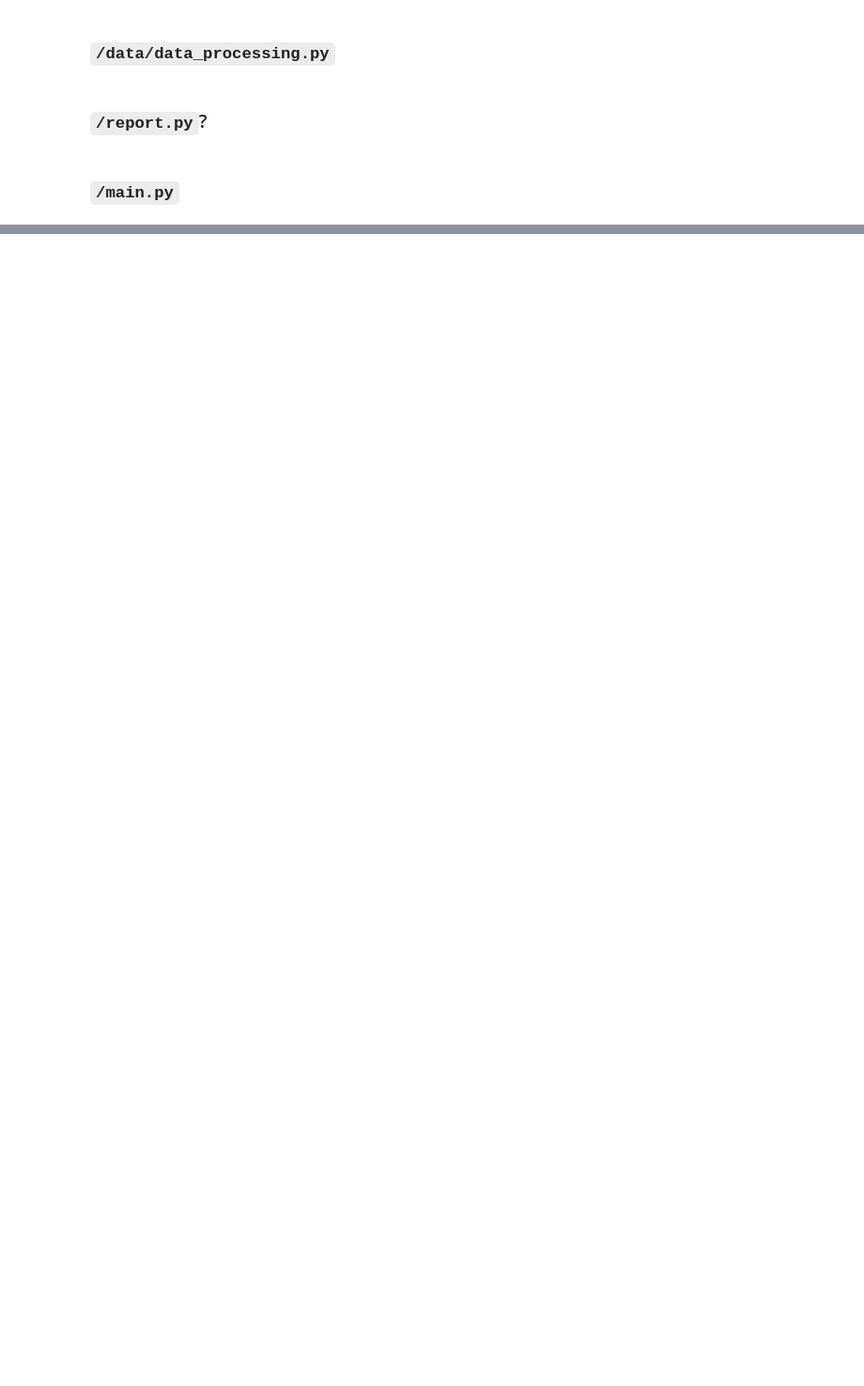
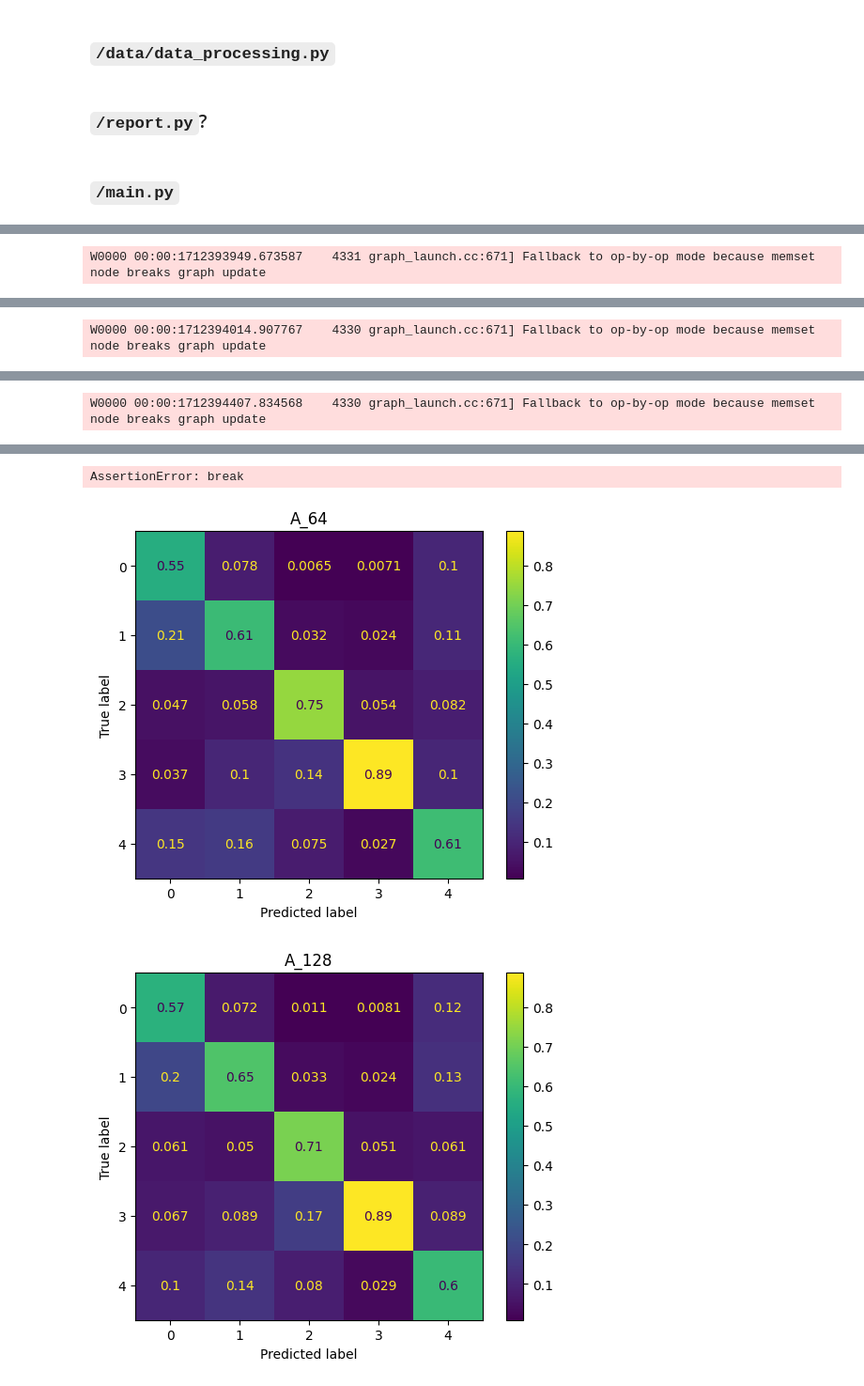
Before and after one commit to btsmith29/AMLS_II_assignment23_24, a Jupyter notebook: workings/assignment-workings.ipynb, the cells around one changed output, grey strips where cells are left out. Shown at 94% size. Saved outputs shown, nothing was run; the diff lists cells and outputs as text; code cells hidden in the pictures; blank space fills up the shorter version.

Commit message:
final results collection

```diff
--- a/workings/assignment-workings.ipynb
+++ b/workings/assignment-workings.ipynb
@@ -189,7 +190,8 @@ def run_task(task_id: str, model_wrapper: ModelWrapper,
     # test
     test_result = model.evaluate(ds_test)
     df_test = _create_test_record(task_id, test_result, (end-start))
-    # save CM too
+    # save
+    collector.add_task_results(df_train, df_test)
     _save_confusion_matrix(collector.get_path(), ds_test, model, task_id)
 
 
@@ -243,11 +245,11 @@ def _train(task_id: str, model: Model,
 
 
 def _create_test_record(task_id: str, result: list[float], duration: timedelta):
-    return pd.DataFrame({"task_id": [task_id], "test_loss" : [result[0]], "time_secs": [duration.seconds]})
+    return pd.DataFrame({"task_id": [task_id], "test_loss" : [result[0]], "test_accuracy": [result[1]], "time_secs": [duration.seconds]})
 
 
 def _save_confusion_matrix(path: Path, ds: Dataset, model: Model, task_id: str) -> None:
-    filepath = f"artefacts/conf_mat_{task_id}.png"
+    filepath = f"conf_mat_{task_id}.png"
     filepath = path / filepath
 
     probabilities = model.predict(ds)
@@ -664,0 +578,12 @@ Running Task: J_3 with params Params(image_size=255, batch_size=256, epochs=50,
+# %%
+# update based on results of Task A
+params.batch_size = 192
+ds_train, ds_valid, ds_test, class_weights = data_preprocessing(cwd, params)
+
+print("\n==== Task B: Explore Epsilon ====")
+for e in [0.0025, 0.0050, 0.0075, 0.01]:
+    print(f"Epsilon: {e}")
+    p = dataclasses.replace(params)
+    p.epsilon = e
+    model = create_model(tf.keras.applications.EfficientNetB0, p)
+    run_task(f"B_{e}", model, ds_train, ds_valid, ds_test, p, collector)
@@ -664,0 +653,11 @@ Running Task: J_3 with params Params(image_size=255, batch_size=256, epochs=50,
+# %%
+
+
+print("\n==== Task A: Explore Batch Size ====")
+for bs in [64, 128, 192, 256]:
+    print(f"Batch Size: {bs}")
+    params.batch_size = bs
+    ds_train, ds_valid, ds_test, class_weights = data_preprocessing(cwd, params)
+    model = create_model(tf.keras.applications.EfficientNetB0, params)
+    run_task(f"A_{bs}", model, cache_dataset(ds_train), cache_dataset(ds_valid), ds_test, params, collector)
+# %% [output]
@@ -664,0 +702 @@ Running Task: J_3 with params Params(image_size=255, batch_size=256, epochs=50,
+W0000 00:00:1712393949.673587    4331 graph_launch.cc:671] Fallback to op-by-op mode because memset node breaks graph update
@@ -664,0 +704 @@ Running Task: J_3 with params Params(image_size=255, batch_size=256, epochs=50,
+W0000 00:00:1712394014.907767    4330 graph_launch.cc:671] Fallback to op-by-op mode because memset node breaks graph update
@@ -664,0 +722 @@ Running Task: J_3 with params Params(image_size=255, batch_size=256, epochs=50,
+W0000 00:00:1712394407.834568    4330 graph_launch.cc:671] Fallback to op-by-op mode because memset node breaks graph update
@@ -664,0 +740,3 @@ Running Task: J_3 with params Params(image_size=255, batch_size=256, epochs=50,
+AssertionError: break
+[figure, added]
+[figure, added]
```
Also changed, not shown: parts of 45 cells of this notebook.
